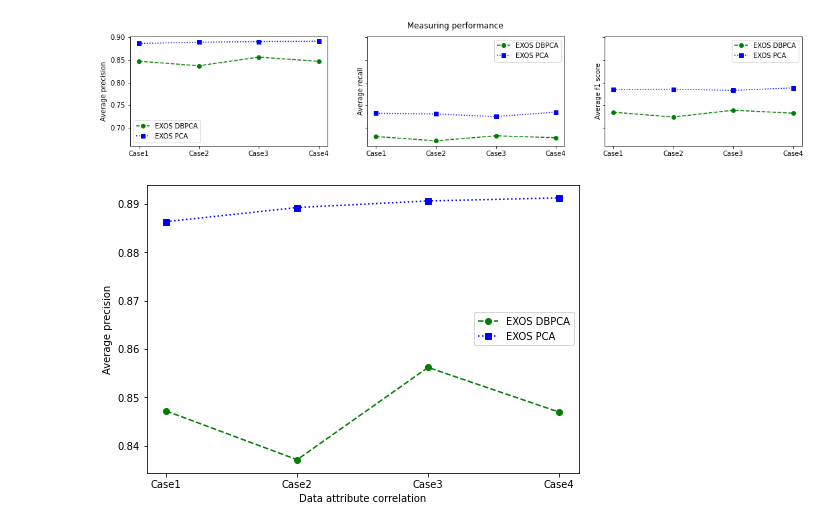
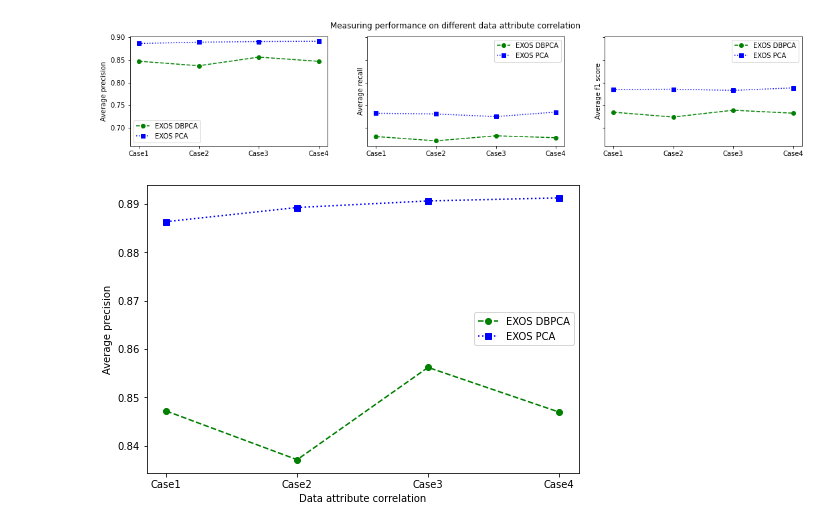
Before and after one commit to egawati/exos, a Jupyter notebook: sources/experiments/report_cases.ipynb, the cells around one changed output. Drawn from its saved outputs; the diff is of its cells as text; code cells hidden in the pictures.

```diff
--- a/sources/experiments/report_cases.ipynb
+++ b/sources/experiments/report_cases.ipynb
@@ -38,23 +39,23 @@ df_exos_pca
 # %%
 xval = df_exos_dbpca['case']
 yvals = {}
 yvals['precision'] = (df_exos_dbpca['avg_precision'], df_exos_pca['avg_precision'],)
 yvals['recall'] = (df_exos_dbpca['avg_recall'], df_exos_pca['avg_recall'],)
 yvals['f1_score'] = (df_exos_dbpca['avg_f1_score'], df_exos_pca['avg_f1_score'],)
 nsubplots = 3
 figsize = (18,3)
 lines = ('go--', 'bs:',)
 labels = ('EXOS DBPCA', 'EXOS PCA')
-title = 'Measuring performance on different degree of data attribute correlation'
+title = 'Measuring performance on different data attribute correlation'
 xlabel = 'Data attribute correlation'
 ylabels = ('Average precision', 'Average recall', 'Average f1 score')
 
 draw_multiple_plots_by_cases(yvals, xval, nsubplots, figsize,
                              lines, labels, title,
                              ylabels, xlabel,
                              loc='lower right', sharey=True)
 # %% [output]
-[figure, old version]
+[figure, new version]
 # %%
 Xs= (df_exos_dbpca['case'],df_exos_pca['case'],)
 ys = (df_exos_dbpca['avg_precision'], df_exos_pca['avg_precision'],)
```
Also changed, not shown: parts of 6 cells of this notebook, 1 other file.
